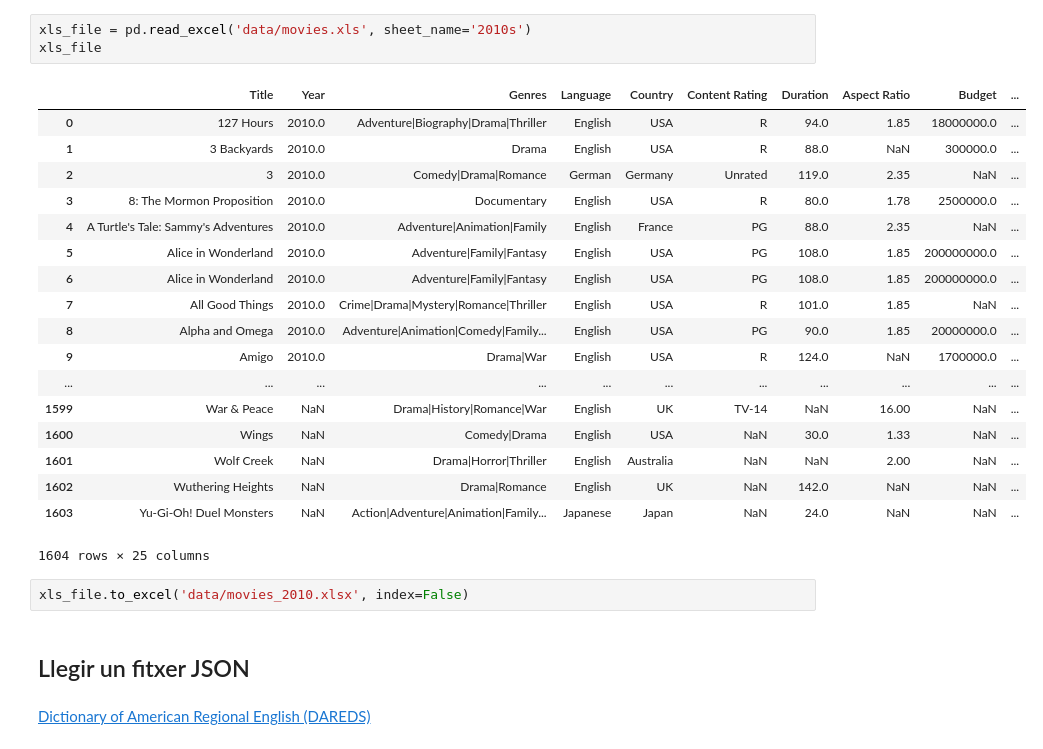
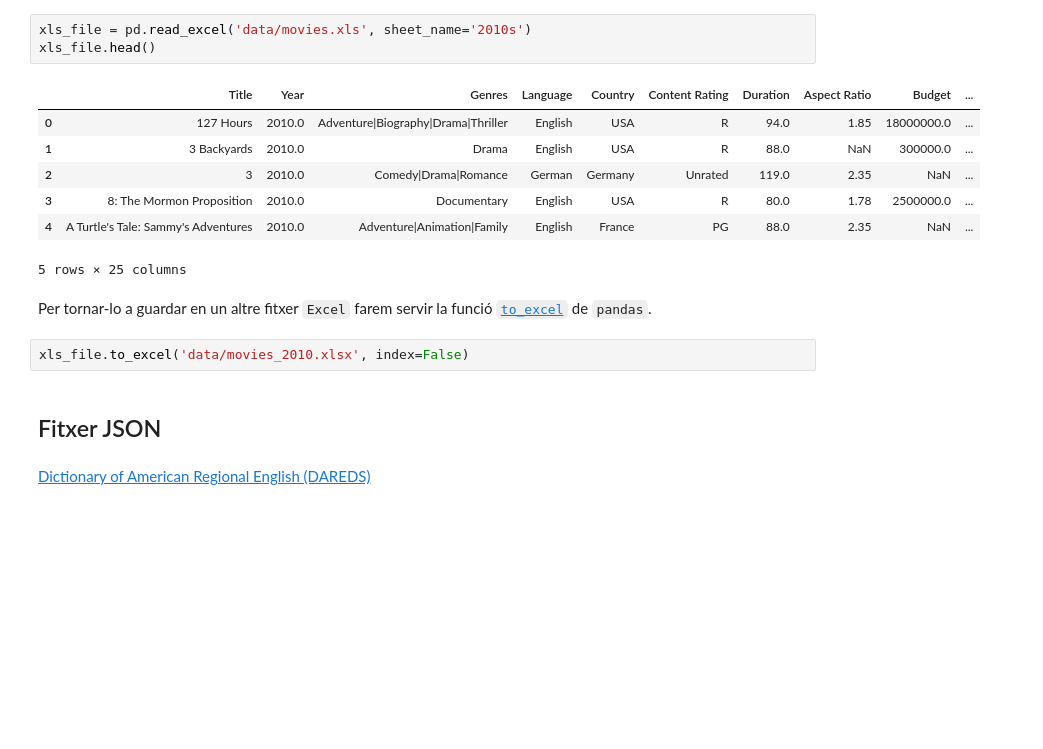
Before and after one commit to xdurana/uoc-dmlab, a Jupyter notebook: 2/lectura-fitxers-dades.ipynb, the cells around one changed output. Cells and saved outputs as stored; diff of their text form; blank space fills up the shorter version.

```diff
--- a/2/lectura-fitxers-dades.ipynb
+++ b/2/lectura-fitxers-dades.ipynb
@@ -77,29 +122,20 @@ xls_file
 # %%
 xls_file = pd.read_excel('data/movies.xls', sheet_name='2010s')
-xls_file
+xls_file.head()
 # %% [output]
 |  | Title | Year | Genres | Language | Country | Content Rating | Duration | Aspect Ratio | Budget | ... |
 | 0 | 127 Hours | 2010.0 | Adventure|Biography|Drama|Thriller | English | USA | R | 94.0 | 1.85 | 18000000.0 | ... |
 | 1 | 3 Backyards | 2010.0 | Drama | English | USA | R | 88.0 | NaN | 300000.0 | ... |
 | 2 | 3 | 2010.0 | Comedy|Drama|Romance | German | Germany | Unrated | 119.0 | 2.35 | NaN | ... |
 | 3 | 8: The Mormon Proposition | 2010.0 | Documentary | English | USA | R | 80.0 | 1.78 | 2500000.0 | ... |
 | 4 | A Turtle's Tale: Sammy's Adventures | 2010.0 | Adventure|Animation|Family | English | France | PG | 88.0 | 2.35 | NaN | ... |
-| 5 | Alice in Wonderland | 2010.0 | Adventure|Family|Fantasy | English | USA | PG | 108.0 | 1.85 | 200000000.0 | ... |
-| 6 | Alice in Wonderland | 2010.0 | Adventure|Family|Fantasy | English | USA | PG | 108.0 | 1.85 | 200000000.0 | ... |
-| 7 | All Good Things | 2010.0 | Crime|Drama|Mystery|Romance|Thriller | English | USA | R | 101.0 | 1.85 | NaN | ... |
-| 8 | Alpha and Omega | 2010.0 | Adventure|Animation|Comedy|Family... | English | USA | PG | 90.0 | 1.85 | 20000000.0 | ... |
-| 9 | Amigo | 2010.0 | Drama|War | English | USA | R | 124.0 | NaN | 1700000.0 | ... |
-| ... | ... | ... | ... | ... | ... | ... | ... | ... | ... | ... |
-| 1599 | War & Peace | NaN | Drama|History|Romance|War | English | UK | TV-14 | NaN | 16.00 | NaN | ... |
-| 1600 | Wings | NaN | Comedy|Drama | English | USA | NaN | 30.0 | 1.33 | NaN | ... |
-| 1601 | Wolf Creek | NaN | Drama|Horror|Thriller | English | Australia | NaN | NaN | 2.00 | NaN | ... |
-| 1602 | Wuthering Heights | NaN | Drama|Romance | English | UK | NaN | 142.0 | NaN | NaN | ... |
-| 1603 | Yu-Gi-Oh! Duel Monsters | NaN | Action|Adventure|Animation|Family... | Japanese | Japan | NaN | 24.0 | NaN | NaN | ... |
-1604 rows × 25 columns
+5 rows × 25 columns
+# %% [markdown]
+Per tornar-lo a guardar en un altre fitxer `Excel` farem servir la funció  [`to_excel`](https://pandas.pydata.org/pandas-docs/stable/generated/pandas.DataFrame.to_excel.html) de `pandas`.
 # %%
 xls_file.to_excel('data/movies_2010.xlsx', index=False)
 # %% [markdown]
-## Llegir un fitxer JSON
+## Fitxer JSON
 # %% [markdown]
 [Dictionary of American Regional English (DAREDS)](https://www.kaggle.com/rtatman/dictionary-of-american-regional-english-dareds/data)
 # %% [markdown]
```
Also changed, not shown: parts of 29 cells of this notebook, 8 other files.
